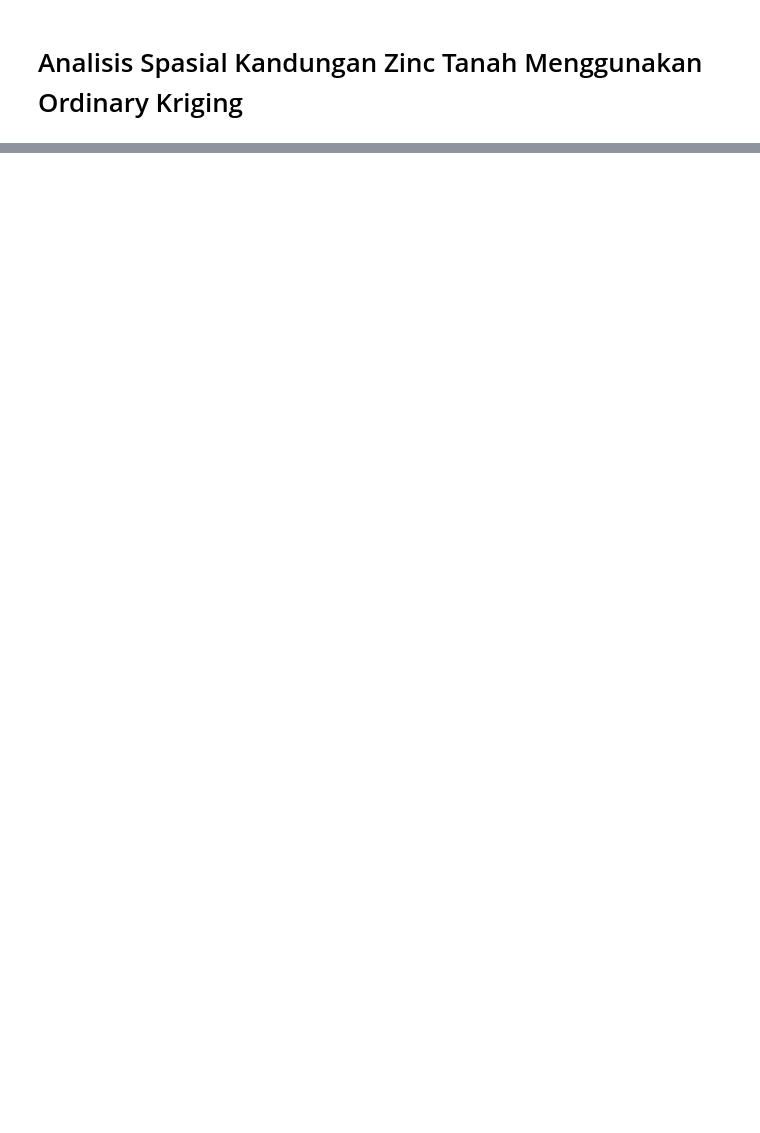
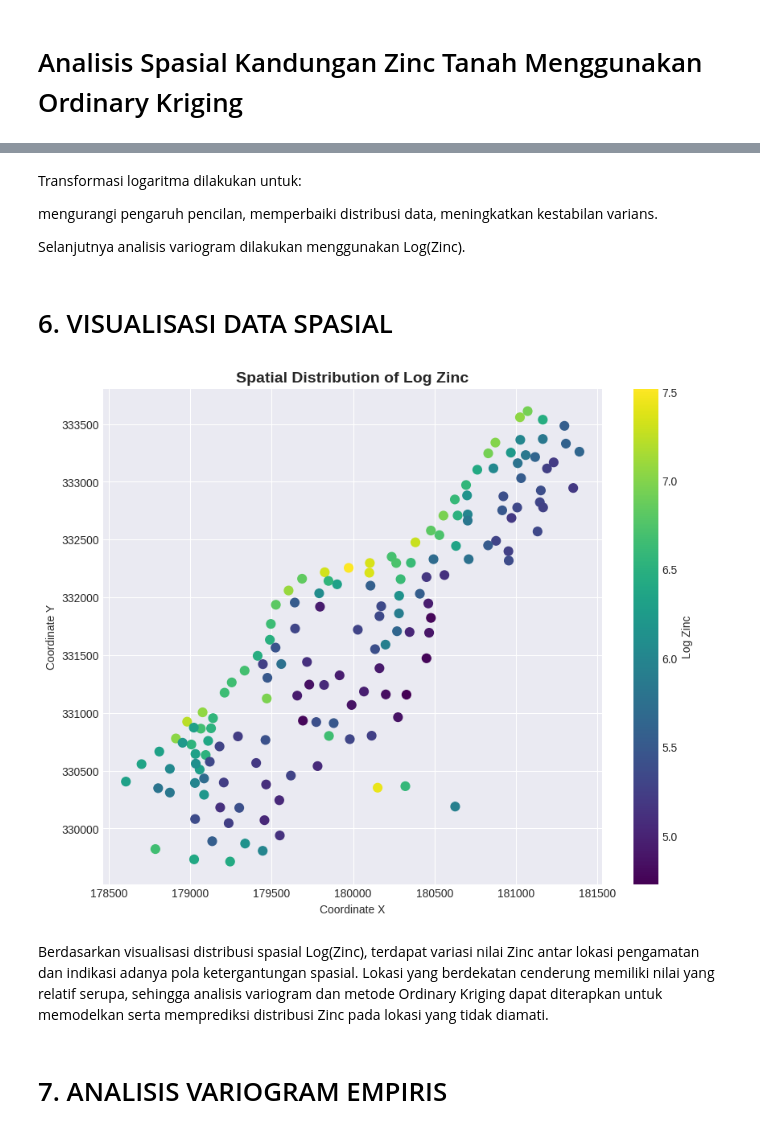
Before and after one commit to solehas25h-salmasoleha/Soil-Kriging-Analysis, a Jupyter notebook: kriging_analysis.ipynb, the cells around one changed output, grey strips where cells are left out. Saved outputs shown, nothing was run; the diff lists cells and outputs as text; code cells hidden in the pictures; blank space fills up the shorter version.

```diff
--- a/kriging_analysis.ipynb
+++ b/kriging_analysis.ipynb
@@ -807,0 +279,57 @@ plt.show()
+# %% [markdown]
+Transformasi logaritma dilakukan untuk:
+
+mengurangi pengaruh pencilan,
+memperbaiki distribusi data,
+meningkatkan kestabilan varians.
+
+Selanjutnya analisis variogram dilakukan menggunakan Log(Zinc).
+# %% [markdown]
+# 6. VISUALISASI DATA SPASIAL
+# %%
+# =============================================================================
+# 6. PETA DISTRIBUSI ZINC
+# =============================================================================
+
+
+plt.figure(figsize=(10,8))
+
+
+scatter = plt.scatter(
+    x,
+    y,
+    c=zinc_log,
+    cmap="viridis",
+    s=60
+)
+
+
+plt.colorbar(
+    scatter,
+    label="Log Zinc"
+)
+
+
+plt.xlabel(
+    "Coordinate X"
+)
+
+plt.ylabel(
+    "Coordinate Y"
+)
+
+
+plt.title(
+    "Spatial Distribution of Log Zinc",
+    fontsize=14,
+    fontweight="bold"
+)
+
+
+plt.show()
+# %% [output]
+[figure, added]
+# %% [markdown]
+Berdasarkan visualisasi distribusi spasial Log(Zinc), terdapat variasi nilai Zinc antar lokasi pengamatan dan indikasi adanya pola ketergantungan spasial. Lokasi yang berdekatan cenderung memiliki nilai yang relatif serupa, sehingga analisis variogram dan metode Ordinary Kriging dapat diterapkan untuk memodelkan serta memprediksi distribusi Zinc pada lokasi yang tidak diamati.
+# %% [markdown]
+# 7. ANALISIS VARIOGRAM EMPIRIS
```
Also changed, not shown: parts of 117 cells of this notebook.
